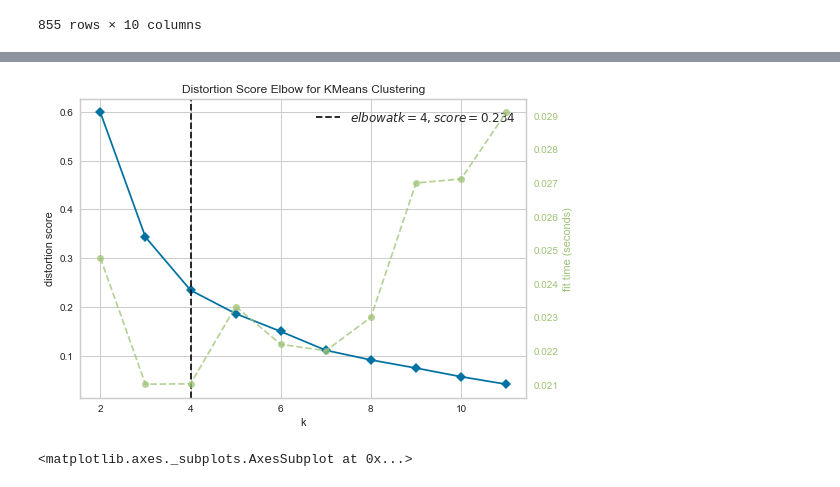
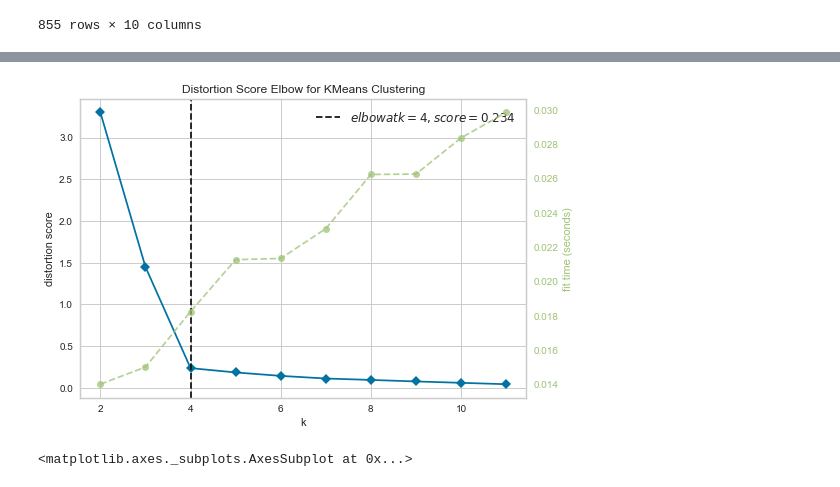
Before and after one commit to Yaccoub/Co-Tour, a Jupyter notebook: notebooks/K_means preprocessing.ipynb, the cells around one changed output, grey strips where cells are left out. Saved outputs shown, nothing was run; the diff lists cells and outputs as text; code cells hidden in the pictures.

Commit message:
edited kmeans notebook.

```diff
--- a/notebooks/K_means preprocessing.ipynb
+++ b/notebooks/K_means preprocessing.ipynb
@@ -334,7 +197,5 @@ pandas.tools.plotting.parallel_coordinates(data, 'cluster')
 # %%
-kmeans = KMeans(n_clusters=3)
-
-y = kmeans.fit_predict(data)
-data['Cluster'] = y
-
-print(data.head())
+kmeans = KMeans(n_clusters=4)
+dtf= dtf.fillna(0)
+y = kmeans.fit_predict(dtf)
+dtf['Cluster'] = y
@@ -403,5 +201,0 @@ from yellowbrick.cluster import KElbowVisualizer
-# %%
-kmeans = KMeans(n_clusters=4)
-data= data.fillna(0)
-y = kmeans.fit_predict(data)
-data['Cluster'] = y
@@ -429,9 +223,8 @@ data
 # %%
 visualizer = KElbowVisualizer(kmeans, k=(2,12))
-data= data.fillna(0)
 
-visualizer.fit(data)
+visualizer.fit(dtf)
 visualizer.show()
 # %% [output]
-[figure, old version]
+[figure, new version]
 <matplotlib.axes._subplots.AxesSubplot at 0x...>
```
Also changed, not shown: parts of 29 cells of this notebook.
